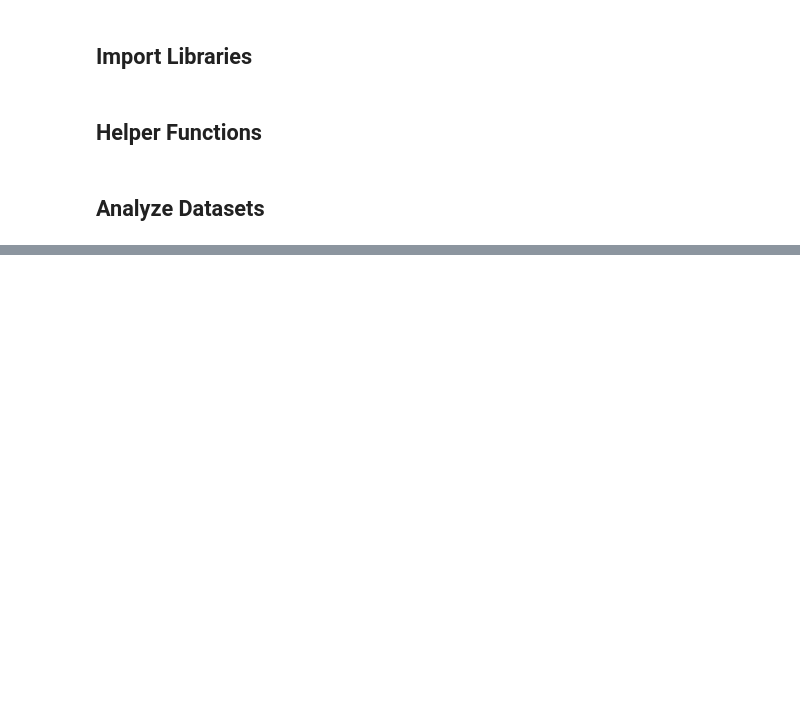
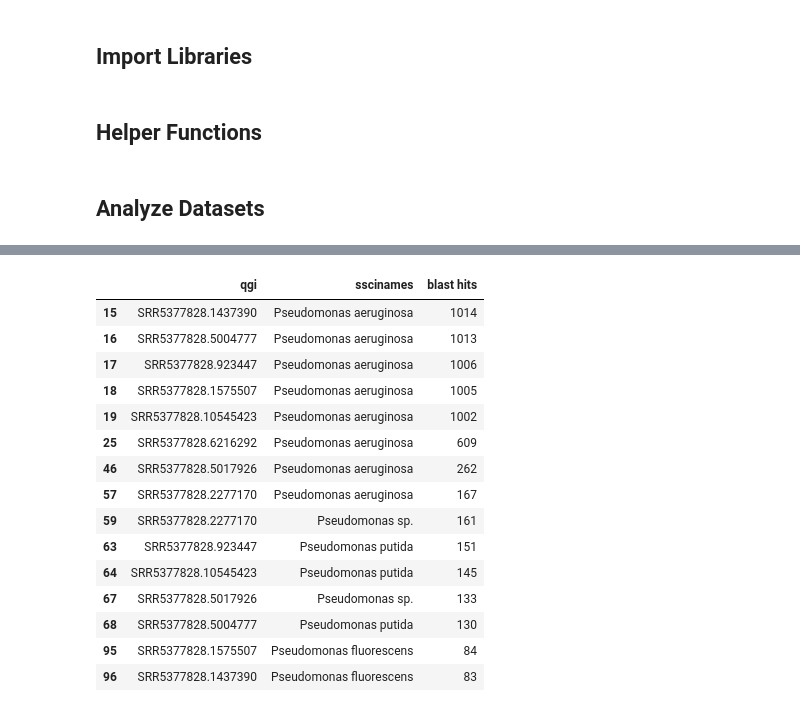
Before and after one commit to dformoso/wallaby, a Jupyter notebook: workflows/notebooks/donor_recipient.ipynb, the cells around one changed output, grey strips where cells are left out. Drawn from its saved outputs; the diff is of its cells as text; code cells hidden in the pictures; blank space fills up the shorter version.

Commit message:
first complete version

```diff
--- a/workflows/notebooks/donor_recipient.ipynb
+++ b/workflows/notebooks/donor_recipient.ipynb
@@ -40,0 +258,3 @@ from Bio import SeqIO
+# %%
+df = blast.groupby(['qgi', 'sscinames']).size().nlargest(100, keep='first').to_frame('blast hits').reset_index().sort_values(['blast hits'], ascending=False)
+df
@@ -40,0 +275,19 @@ from Bio import SeqIO
+# %%
+df[df['sscinames'].str.contains("Pseudomonas")]
+# %% [output]
+|  | qgi | sscinames | blast hits |
+| 15 | SRR5377828.1437390 | Pseudomonas aeruginosa | 1014 |
+| 16 | SRR5377828.5004777 | Pseudomonas aeruginosa | 1013 |
+| 17 | SRR5377828.923447 | Pseudomonas aeruginosa | 1006 |
+| 18 | SRR5377828.1575507 | Pseudomonas aeruginosa | 1005 |
+| 19 | SRR5377828.10545423 | Pseudomonas aeruginosa | 1002 |
+| 25 | SRR5377828.6216292 | Pseudomonas aeruginosa | 609 |
+| 46 | SRR5377828.5017926 | Pseudomonas aeruginosa | 262 |
+| 57 | SRR5377828.2277170 | Pseudomonas aeruginosa | 167 |
+| 59 | SRR5377828.2277170 | Pseudomonas sp. | 161 |
+| 63 | SRR5377828.923447 | Pseudomonas putida | 151 |
+| 64 | SRR5377828.10545423 | Pseudomonas putida | 145 |
+| 67 | SRR5377828.5017926 | Pseudomonas sp. | 133 |
+| 68 | SRR5377828.5004777 | Pseudomonas putida | 130 |
+| 95 | SRR5377828.1575507 | Pseudomonas fluorescens | 84 |
+| 96 | SRR5377828.1437390 | Pseudomonas fluorescens | 83 |
```
Also changed, not shown: parts of 25 cells of this notebook, 2 other files.
